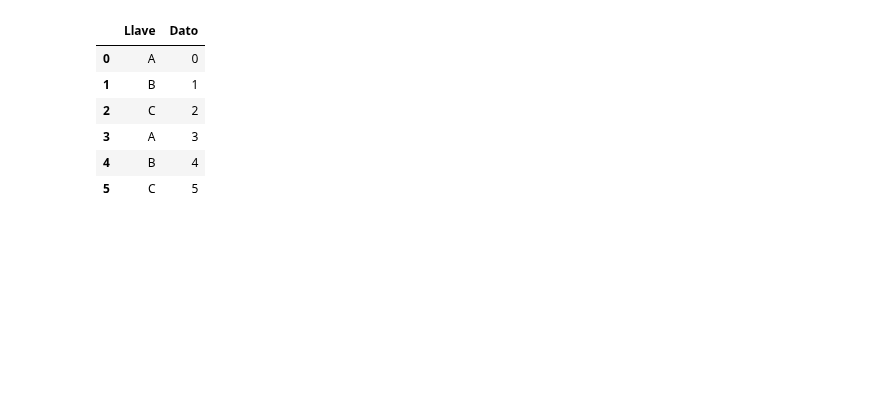
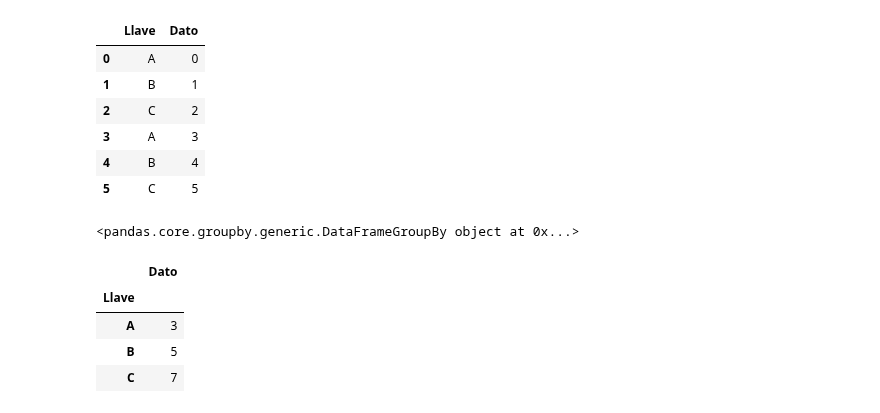
Before and after one commit to hugomorpar/Practicas_Clases, a Jupyter notebook: M3_Procesamiento_de_Datos.ipynb, the cells around one changed output. Drawn from its saved outputs; the diff is of its cells as text; code cells hidden in the pictures; blank space fills up the shorter version.

```diff
--- a/M3_Procesamiento_de_Datos.ipynb
+++ b/M3_Procesamiento_de_Datos.ipynb
@@ -69,3 +91,19 @@ df
 | 3 | A | 3 |
 | 4 | B | 4 |
 | 5 | C | 5 |
+# %%
+# groupby "Llave"
+
+print(df.groupby('Llave')) # agrupa las filas del DataFrame df por la columna Llave y muestra un resumen de la agrupación.
+
+df.groupby('Llave').sum() # calcula la suma de los valores en cada grupo de la columna Valor del DataFrame df, agrupados por la columna Llave.
+
+
+# agregación en el caso del  ejemplo  es  sum().  Se  puede  usar  cualquiera  de  las  funciones  agregación
+# %% [output]
+<pandas.core.groupby.generic.DataFrameGroupBy object at 0x...>
+|  | Dato |
+| Llave |  |
+| A | 3 |
+| B | 5 |
+| C | 7 |
```
Also changed, not shown: parts of 6 cells of this notebook.
